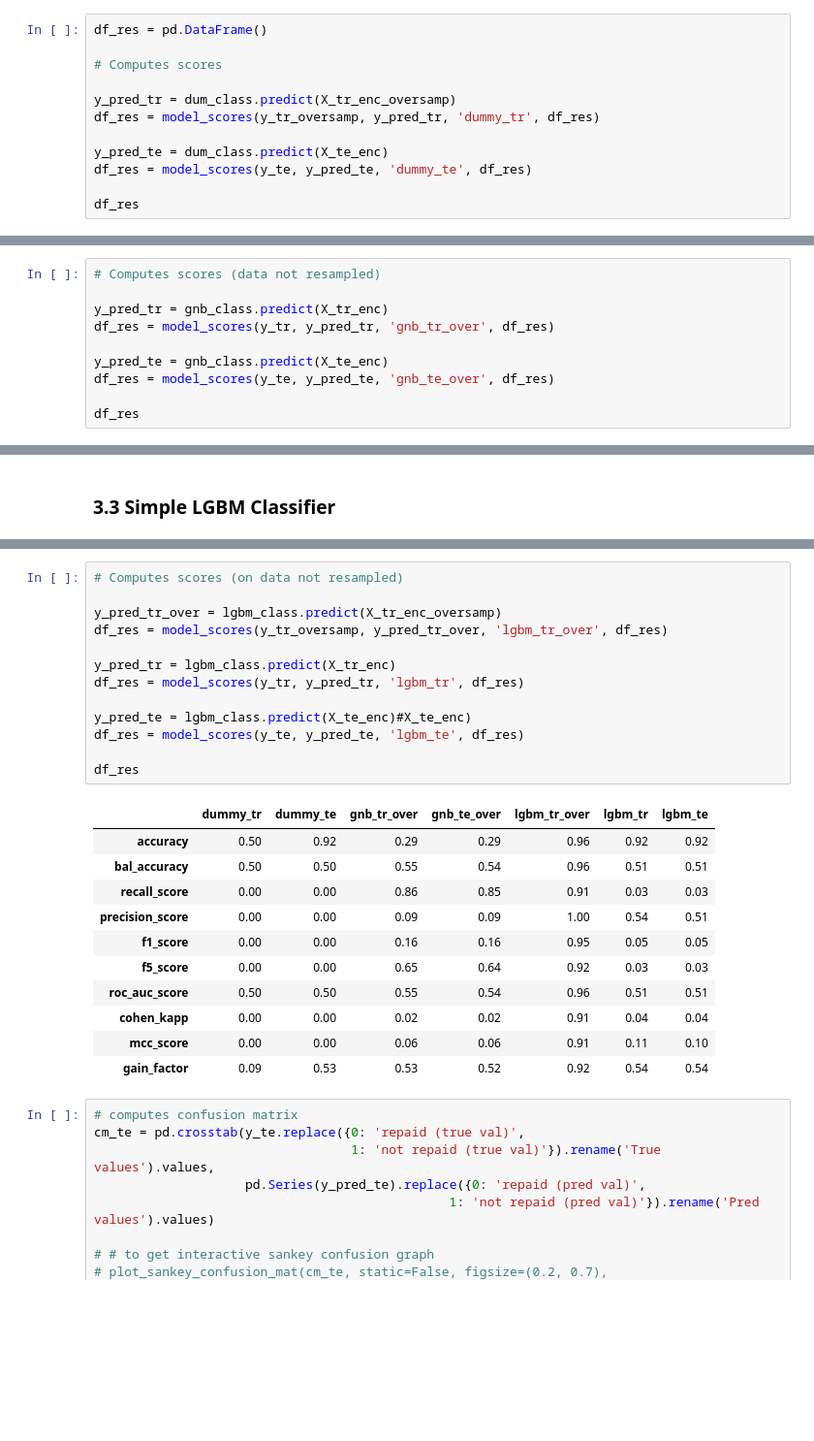
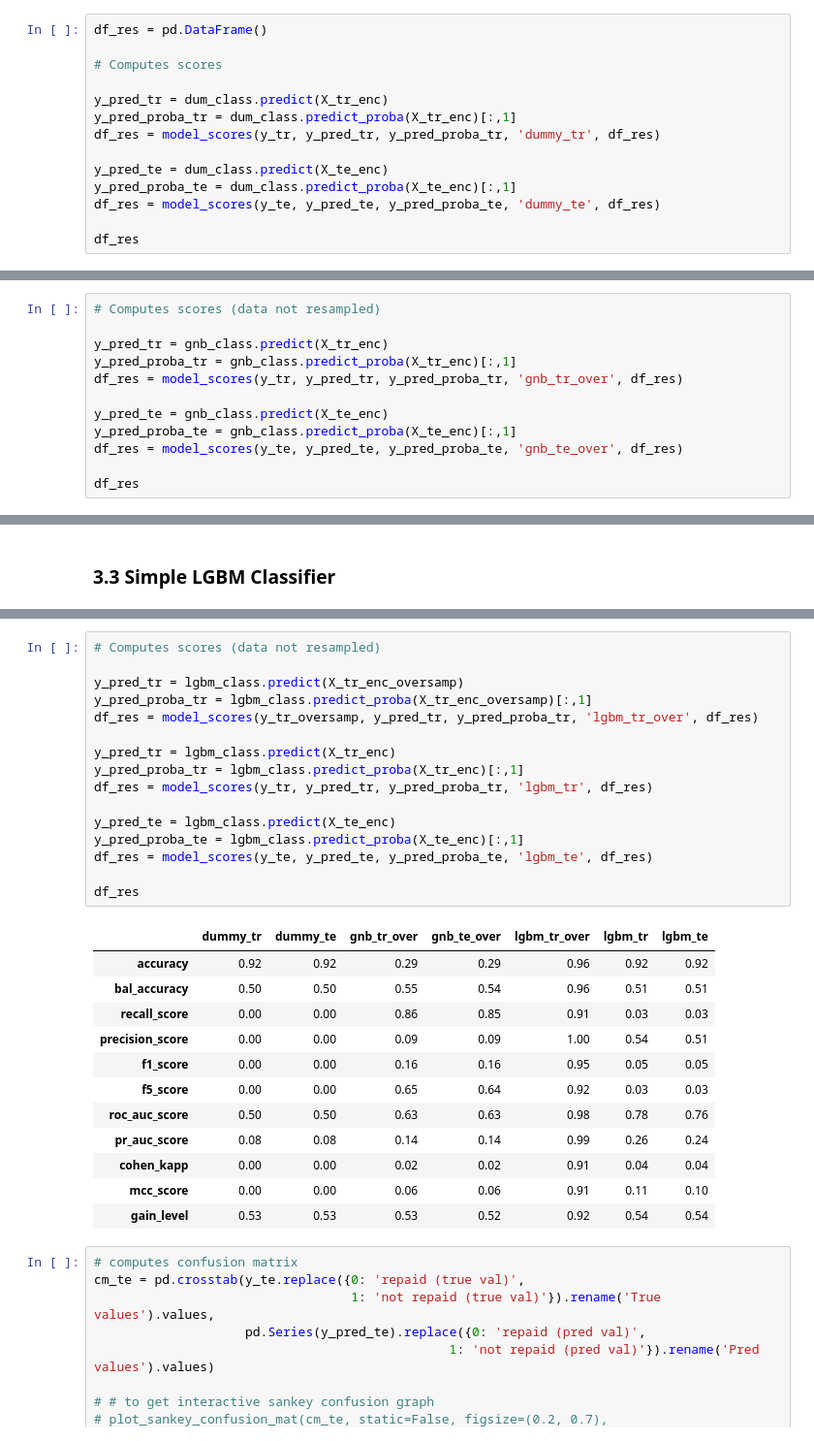
Before and after one commit to SmellyArmure/OC_DS_Project7, a Jupyter notebook: NOTEBOOKS/P7_04_Modeling.ipynb, the cells around one changed output, grey strips where cells are left out. Shown at 97% size. Drawn from its saved outputs; the diff is of its cells as text; blank space fills up the shorter version.

```diff
--- a/NOTEBOOKS/P7_04_Modeling.ipynb
+++ b/NOTEBOOKS/P7_04_Modeling.ipynb
@@ -384,11 +556,13 @@ df_res = pd.DataFrame()
 
 # Computes scores
 
-y_pred_tr = dum_class.predict(X_tr_enc_oversamp)
-df_res = model_scores(y_tr_oversamp, y_pred_tr, 'dummy_tr', df_res)
+y_pred_tr = dum_class.predict(X_tr_enc)
+y_pred_proba_tr = dum_class.predict_proba(X_tr_enc)[:,1]
+df_res = model_scores(y_tr, y_pred_tr, y_pred_proba_tr, 'dummy_tr', df_res)
 
 y_pred_te = dum_class.predict(X_te_enc)
-df_res = model_scores(y_te, y_pred_te, 'dummy_te', df_res)
+y_pred_proba_te = dum_class.predict_proba(X_te_enc)[:,1]
+df_res = model_scores(y_te, y_pred_te, y_pred_proba_te, 'dummy_te', df_res)
 
 df_res
 # %% [output]
@@ -450,10 +625,12 @@ GaussianNB(priors=None, var_smoothing=1e-09)
 # Computes scores (data not resampled)
 
 y_pred_tr = gnb_class.predict(X_tr_enc)
-df_res = model_scores(y_tr, y_pred_tr, 'gnb_tr_over', df_res)
+y_pred_proba_tr = gnb_class.predict_proba(X_tr_enc)[:,1]
+df_res = model_scores(y_tr, y_pred_tr, y_pred_proba_tr, 'gnb_tr_over', df_res)
 
 y_pred_te = gnb_class.predict(X_te_enc)
-df_res = model_scores(y_te, y_pred_te, 'gnb_te_over', df_res)
+y_pred_proba_te = gnb_class.predict_proba(X_te_enc)[:,1]
+df_res = model_scores(y_te, y_pred_te, y_pred_proba_te, 'gnb_te_over', df_res)
 
 df_res
 # %% [output]
@@ -516,28 +689,32 @@ LGBMClassifier(boosting_type='gbdt', class_weight=None, colsample_bytree=1.0,
 # %%
-# Computes scores (on data not resampled)
+# Computes scores (data not resampled)
 
-y_pred_tr_over = lgbm_class.predict(X_tr_enc_oversamp)
-df_res = model_scores(y_tr_oversamp, y_pred_tr_over, 'lgbm_tr_over', df_res)
+y_pred_tr = lgbm_class.predict(X_tr_enc_oversamp)
+y_pred_proba_tr = lgbm_class.predict_proba(X_tr_enc_oversamp)[:,1]
+df_res = model_scores(y_tr_oversamp, y_pred_tr, y_pred_proba_tr, 'lgbm_tr_over', df_res)
 
 y_pred_tr = lgbm_class.predict(X_tr_enc)
-df_res = model_scores(y_tr, y_pred_tr, 'lgbm_tr', df_res)
+y_pred_proba_tr = lgbm_class.predict_proba(X_tr_enc)[:,1]
+df_res = model_scores(y_tr, y_pred_tr, y_pred_proba_tr, 'lgbm_tr', df_res)
 
-y_pred_te = lgbm_class.predict(X_te_enc)#X_te_enc)
-df_res = model_scores(y_te, y_pred_te, 'lgbm_te', df_res)
+y_pred_te = lgbm_class.predict(X_te_enc)
+y_pred_proba_te = lgbm_class.predict_proba(X_te_enc)[:,1]
+df_res = model_scores(y_te, y_pred_te, y_pred_proba_te, 'lgbm_te', df_res)
 
 df_res
 # %% [output]
 |  | dummy_tr | dummy_te | gnb_tr_over | gnb_te_over | lgbm_tr_over | lgbm_tr | lgbm_te |
-| accuracy | 0.50 | 0.92 | 0.29 | 0.29 | 0.96 | 0.92 | 0.92 |
+| accuracy | 0.92 | 0.92 | 0.29 | 0.29 | 0.96 | 0.92 | 0.92 |
 | bal_accuracy | 0.50 | 0.50 | 0.55 | 0.54 | 0.96 | 0.51 | 0.51 |
 | recall_score | 0.00 | 0.00 | 0.86 | 0.85 | 0.91 | 0.03 | 0.03 |
 | precision_score | 0.00 | 0.00 | 0.09 | 0.09 | 1.00 | 0.54 | 0.51 |
 | f1_score | 0.00 | 0.00 | 0.16 | 0.16 | 0.95 | 0.05 | 0.05 |
 | f5_score | 0.00 | 0.00 | 0.65 | 0.64 | 0.92 | 0.03 | 0.03 |
-| roc_auc_score | 0.50 | 0.50 | 0.55 | 0.54 | 0.96 | 0.51 | 0.51 |
+| roc_auc_score | 0.50 | 0.50 | 0.63 | 0.63 | 0.98 | 0.78 | 0.76 |
+| pr_auc_score | 0.08 | 0.08 | 0.14 | 0.14 | 0.99 | 0.26 | 0.24 |
 | cohen_kapp | 0.00 | 0.00 | 0.02 | 0.02 | 0.91 | 0.04 | 0.04 |
 | mcc_score | 0.00 | 0.00 | 0.06 | 0.06 | 0.91 | 0.11 | 0.10 |
-| gain_factor | 0.09 | 0.53 | 0.53 | 0.52 | 0.92 | 0.54 | 0.54 |
+| gain_level | 0.53 | 0.53 | 0.53 | 0.52 | 0.92 | 0.54 | 0.54 |
 # %%
 # computes confusion matrix
 cm_te = pd.crosstab(y_te.replace({0: 'repaid (true val)',
```
Also changed, not shown: parts of 103 cells of this notebook, 2 other files.
